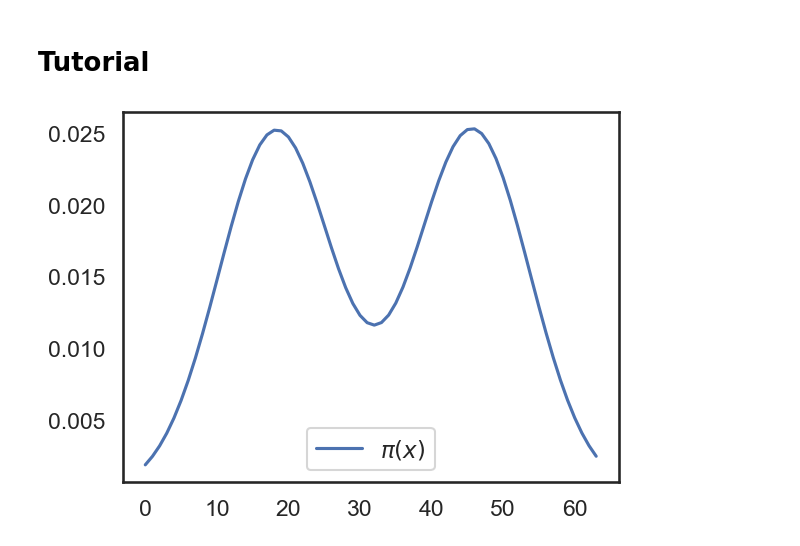
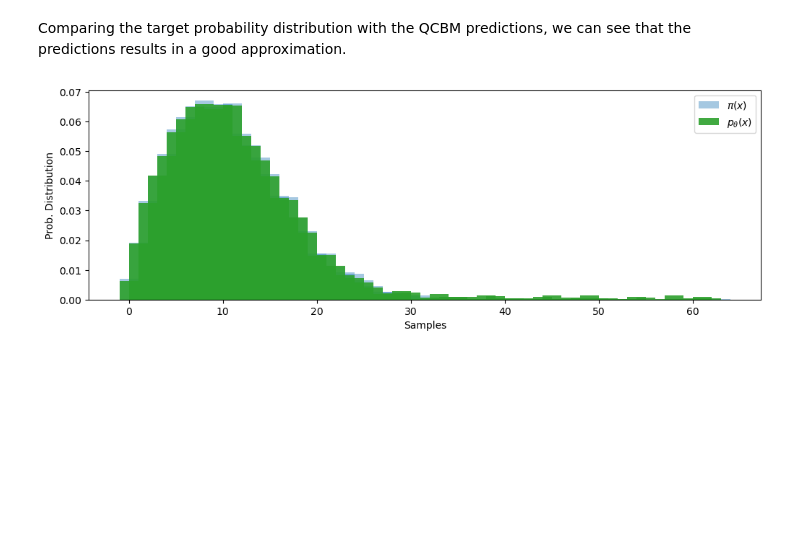
Before and after one commit to jaimanm/qml-hadron, a Jupyter notebook: qcbm.ipynb, the cells around one changed output. Drawn from its saved outputs; the diff is of its cells as text; code cells hidden in the pictures; blank space fills up the shorter version.

Commit message:
finished qcbm
working for pz', need to debug pT

```diff
--- a/qcbm.ipynb
+++ b/qcbm.ipynb
@@ -113,0 +172,41 @@ plt.show()
+# %%
+# Discretization function
+def discretize_to_target_distribution(continuous_data, n_qubits):
+    """
+    Convert continuous data to discrete probability distribution for QCBM.
+
+    Args:
+        continuous_data: Array of continuous values
+        n_qubits: Number of qubits (determines n_bins = 2^n_qubits)
+
+    Returns:
+        probs: Probability distribution π(x) over 2^n_qubits states
+        bin_edges: Histogram bin edges for reference
+    """
+    n_bins = 2 ** n_qubits
+
+    # Create histogram
+    counts, bin_edges = np.histogram(continuous_data, bins=n_bins)
+
+    # Normalize to probability distribution
+    probs = counts / counts.sum()
+
+    print(f"Discretization with {n_qubits} qubits → {n_bins} bins")
+    print(f"  Non-zero bins: {np.count_nonzero(probs)}/{n_bins}")
+    print(f"  Max probability: {probs.max():.4f}")
+    print(f"  Entropy: {-np.sum(probs[probs > 0] * np.log(probs[probs > 0])):.4f}")
+
+    return probs, bin_edges
+
+# Example: Discretize pT distribution
+n_qubits = 6  # 64 bins - good balance for ~10k samples
+pT_target_probs, pT_bins = discretize_to_target_distribution(pT_data, n_qubits)
+
+# Example: Discretize pz' distribution
+pz_target_probs, pz_bins = discretize_to_target_distribution(pz_prime, n_qubits)
+
+# This is our data array - analogous to the Bars & Stripes "data" variable
+# but represented as a probability distribution
+size = n_qubits  # Number of qubits
+data = pT_target_probs  # CHANGE THIS TO TRAIN ON PZ' DISTRIBUTION
+probs = data  # Target distribution π(x)
@@ -205,29 +338,34 @@ plt.show()
+# %% [markdown]
+Comparing the target probability distribution with the QCBM predictions,
+we can see that the predictions results in a good approximation.
 # %%
 qcbm_probs = np.array(qcbm.circ(weights))
 
 plt.figure(figsize=(12, 5))
 
 plt.bar(
     np.arange(2**size),
     probs,
     width=2.0,
     label=r"$\pi(x)$",
     alpha=0.4,
     color="tab:blue",
 )
 plt.bar(
     np.arange(2**size),
     qcbm_probs,
     width=2.0,
     label=r"$p_\theta(x)$",
     alpha=0.9,
     color="tab:green",
 )
 
 plt.xlabel("Samples")
 plt.ylabel("Prob. Distribution")
 
-plt.xticks(nums, bitstrings, rotation=80)
+# plt.xticks(nums, bitstrings, rotation=80)
 plt.legend(loc="upper right")
 plt.subplots_adjust(bottom=0.3)
 plt.show()
+# %% [output]
+[figure, added]
@@ -262,25 +371,0 @@ for i, m in zip(preds[:64], mask[:64]):
-# %% [markdown]
-# Tutorial
-# %%
-def mixture_gaussian_pdf(x, mus, sigmas):
-    mus, sigmas = np.array(mus), np.array(sigmas)
-    vars = sigmas**2
-    values = [
-        (1 / np.sqrt(2 * np.pi * v)) * np.exp(-((x - m) ** 2) / (2 * v)) for m, v in zip(mus, vars)
-    ]
-    values = np.sum([val / sum(val) for val in values], axis=0)
-    return values / np.sum(values)
-
-
-n_qubits = 6
-x_max = 2**n_qubits
-x_input = np.arange(x_max)
-mus = [(2 / 7) * x_max, (5 / 7) * x_max]
-sigmas = [x_max / 8] * 2
-data = mixture_gaussian_pdf(x_input, mus, sigmas)
-
-plt.plot(data, label=r"$\pi(x)$")
-plt.legend()
-plt.show()
-# %% [output]
-[figure, removed]
```
Also changed, not shown: parts of 29 cells of this notebook, 2 other files.
